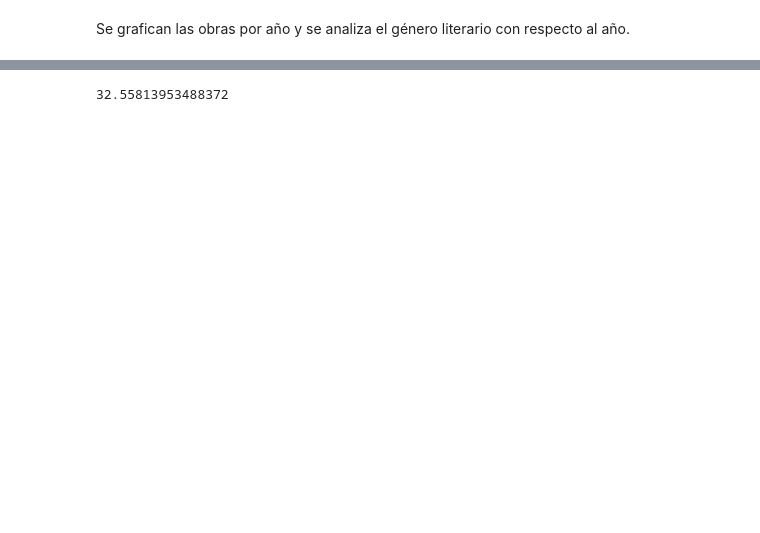
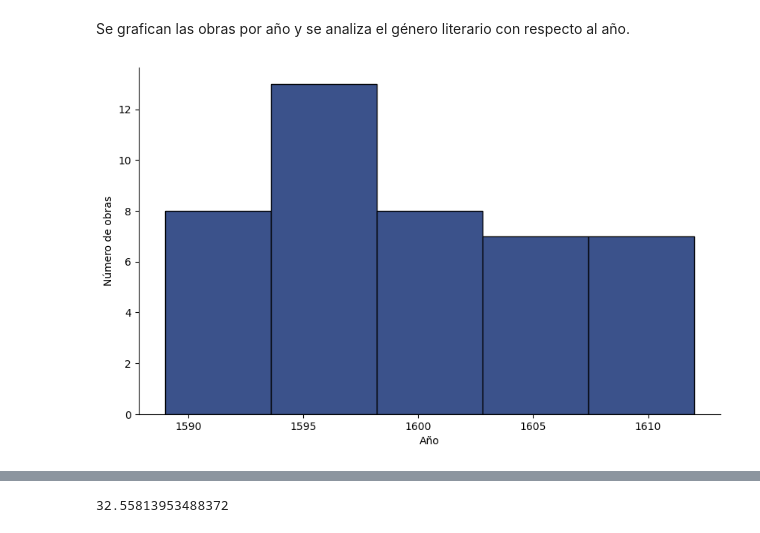
Before and after one commit to MariaEugenia/IntroCD, a Jupyter notebook: Tarea_1/shakespeare_propuesta.ipynb, the cells around one changed output, grey strips where cells are left out. Cells and saved outputs as stored; diff of their text form; code cells hidden in the pictures; blank space fills up the shorter version.

```diff
--- a/Tarea_1/shakespeare_propuesta.ipynb
+++ b/Tarea_1/shakespeare_propuesta.ipynb
@@ -135,5 +167,17 @@ df_paragraphs2.groupby(df_paragraphs2["character_id"]).count().sort_values('id',
 # %% [markdown]
 Se grafican las obras por año y se analiza el género literario con respecto al año.
+# %%
+
+plt.figure(figsize=(10, 6))
+plt.hist(df_works['Date'], bins=5, edgecolor='k', color='#3b528b')
+plt.xlabel('Año')
+plt.ylabel('Número de obras')
+ax = plt.gca()
+ax.spines['top'].set_visible(False)
+ax.spines['right'].set_visible(False)
+plt.show()
+# %% [output]
+[figure, added]
 # %%
 import matplotlib.ticker as ticker
 import numpy as np
```
Also changed, not shown: parts of 14 cells of this notebook, 5 other files.
